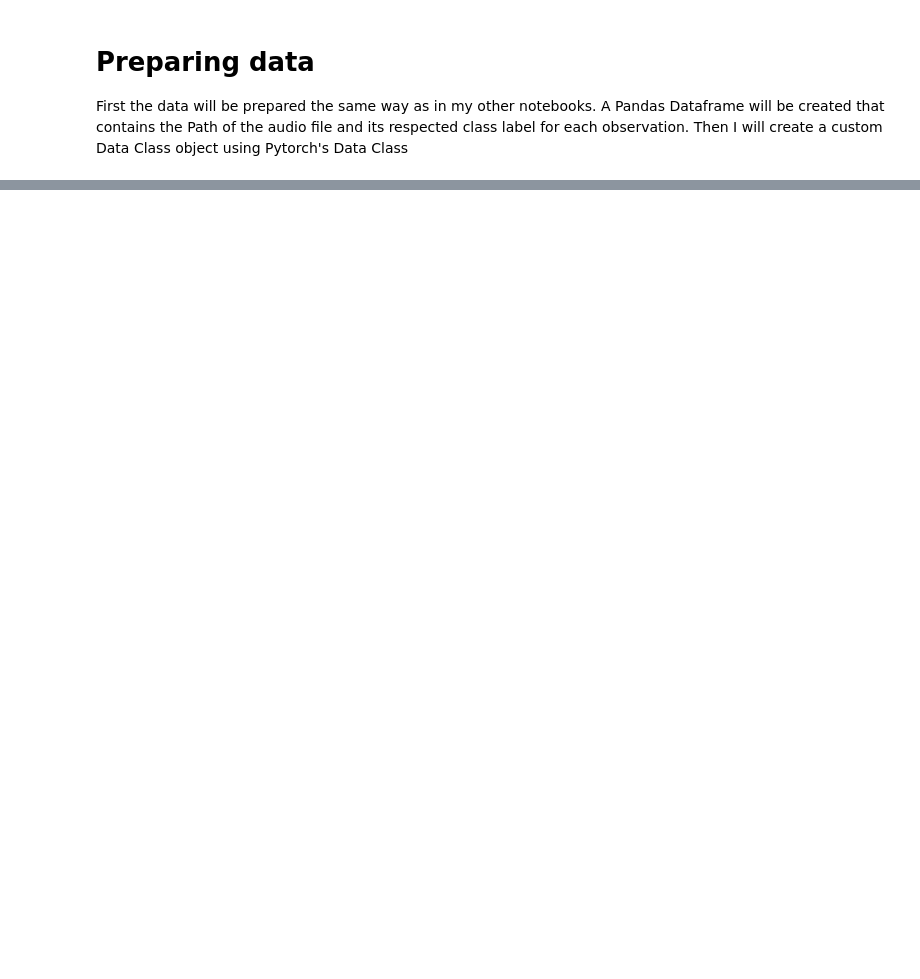
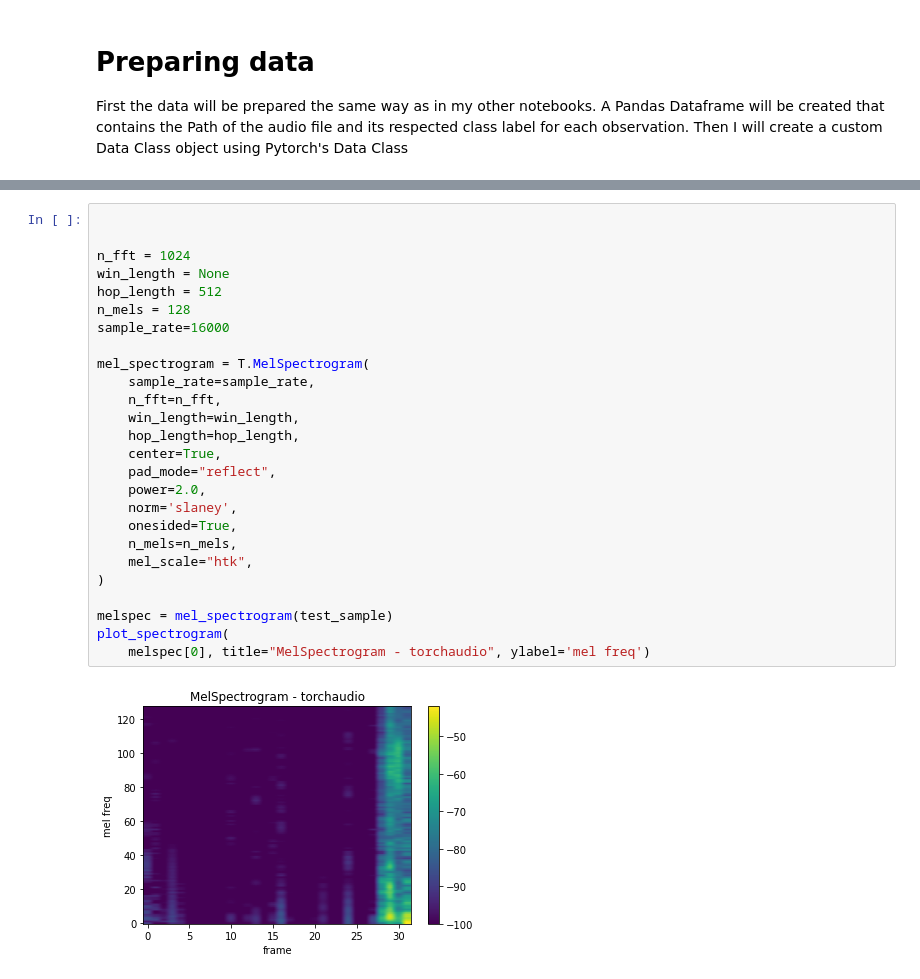
Before and after one commit to Jyve00/Emotion_Speech_Detection, a Jupyter notebook: notebooks/torch_models.ipynb, the cells around one changed output, grey strips where cells are left out. Drawn from its saved outputs; the diff is of its cells as text; blank space fills up the shorter version.

```diff
--- a/notebooks/torch_models.ipynb
+++ b/notebooks/torch_models.ipynb
@@ -168,0 +263,28 @@ rav[26]
+# %%
+
+
+n_fft = 1024
+win_length = None
+hop_length = 512
+n_mels = 128
+sample_rate=16000
+
+mel_spectrogram = T.MelSpectrogram(
+    sample_rate=sample_rate,
+    n_fft=n_fft,
+    win_length=win_length,
+    hop_length=hop_length,
+    center=True,
+    pad_mode="reflect",
+    power=2.0,
+    norm='slaney',
+    onesided=True,
+    n_mels=n_mels,
+    mel_scale="htk",
+)
+
+melspec = mel_spectrogram(test_sample)
+plot_spectrogram(
+    melspec[0], title="MelSpectrogram - torchaudio", ylabel='mel freq')
+# %% [output]
+[figure, added]
```
Also changed, not shown: parts of 13 cells of this notebook.
